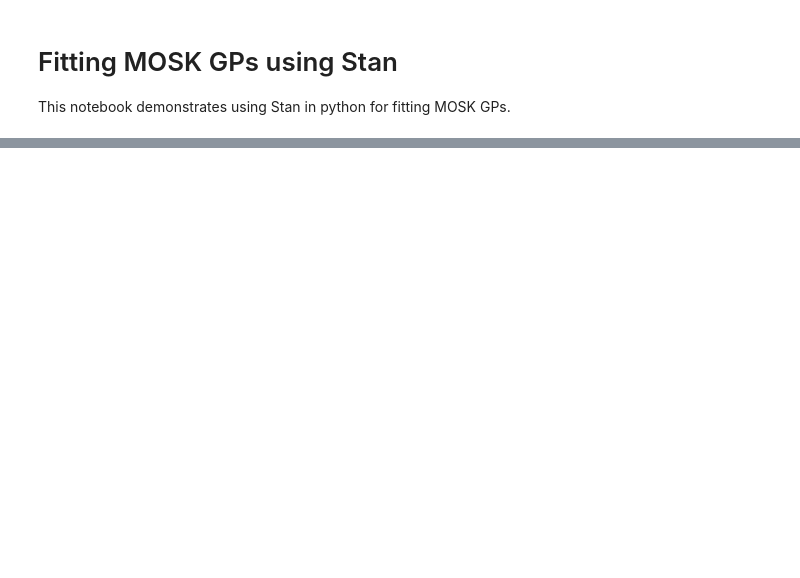
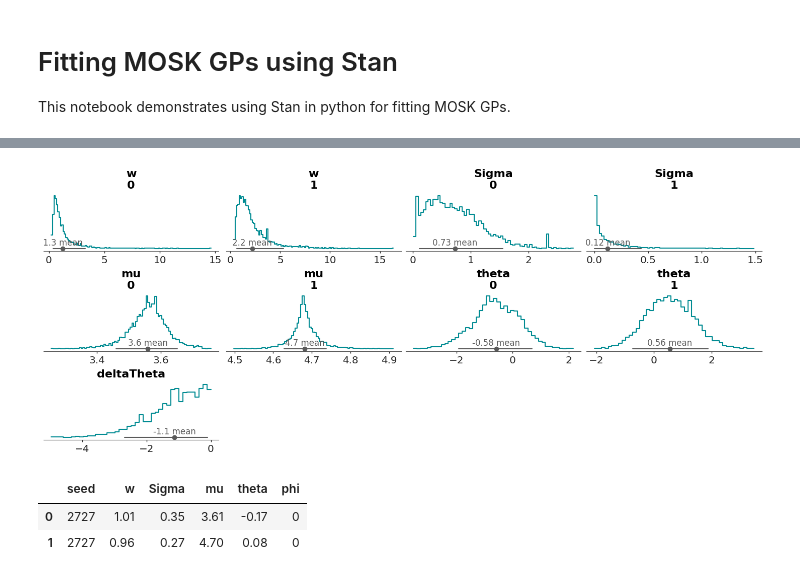
Before and after one commit to shihchingfu/mogptk-examples, a Jupyter notebook: D2-Q1-moskgp.ipynb, the cells around one changed output, grey strips where cells are left out. Saved outputs shown, nothing was run; the diff lists cells and outputs as text; code cells hidden in the pictures; blank space fills up the shorter version.

```diff
--- a/D2-Q1-moskgp.ipynb
+++ b/D2-Q1-moskgp.ipynb
@@ -79,0 +96,11 @@ assert az.rhat(trace).max().max() > 1.02
+# %%
+az.style.use("arviz-vibrant")
+az.plot_dist(trace, kind="hist");
+# %% [output]
+[figure, added]
+# %%
+input_params
+# %% [output]
+|  | seed | w | Sigma | mu | theta | phi |
+| 0 | 2727 | 1.01 | 0.35 | 3.61 | -0.17 | 0 |
+| 1 | 2727 | 0.96 | 0.27 | 4.70 | 0.08 | 0 |
```
Also changed, not shown: parts of 9 cells of this notebook, 3 other files.
